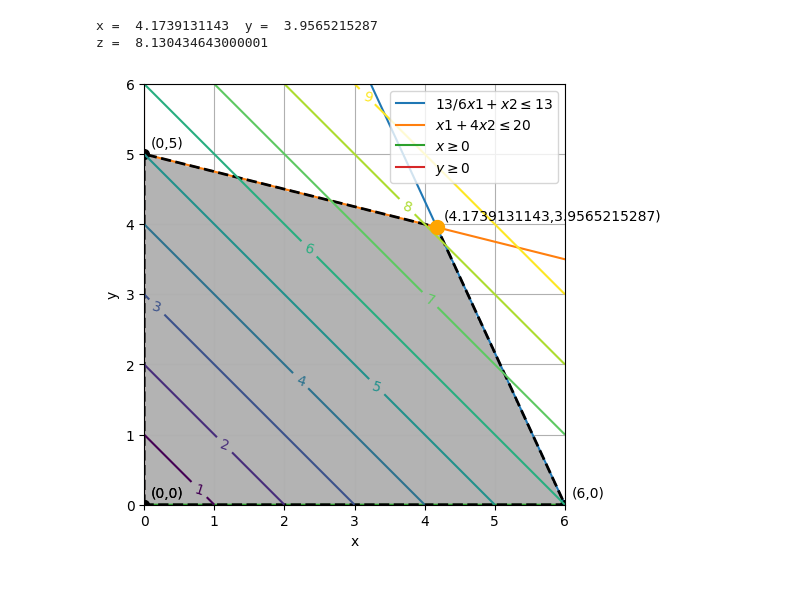
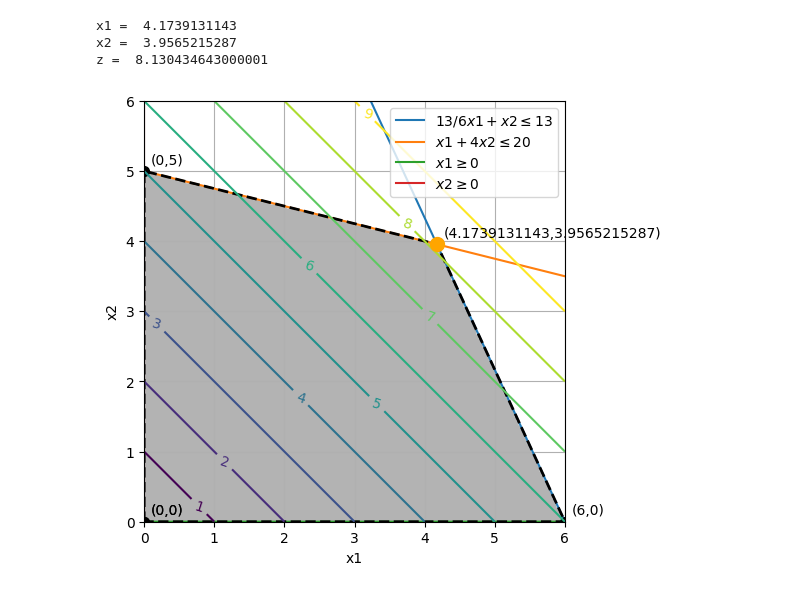
Before and after one commit to mkrasny2k/Badania_operacyjne, a Jupyter notebook: zad1a.ipynb, the cells around one changed output. Cells and saved outputs as stored; diff of their text form; code cells hidden in the pictures.

```diff
--- a/zad1a.ipynb
+++ b/zad1a.ipynb
@@ -5,48 +5,50 @@ from gekko import GEKKO
 
 # solve LP
 m = GEKKO(remote=False)
-x,y = m.Array(m.Var,2,lb=0)
-m.Equations([13/6*x+y<=13,x+4*y<=20,x>=0,y>=0])
-m.Maximize(x+y)
+x1,x2 = m.Array(m.Var,2,lb=0)
+m.Equations([13/6*x1+x2<=13,x1+4*x2<=20,x1>=0,x2>=0])
+m.Maximize(x1+x2)
 m.solve(disp=False)
-xopt = x.value[0]; yopt = y.value[0]
-print('x = ',xopt,' y = ',yopt)
-print('z = ',xopt+yopt)
+x1opt = x1.value[0]; x2opt = x2.value[0]
+print('x1 = ',x1opt)
+print('x2 = ',x2opt)
+print('z = ',x1opt+x2opt)
 # %% [output]
-x =  4.1739131143  y =  3.9565215287
+x1 =  4.1739131143
+x2 =  3.9565215287
 z =  8.130434643000001
 # %%
 # visualize solution
 g = np.linspace(0,6,200)
 x,y = np.meshgrid(g,g)
 obj = x+y
 plt.imshow(((13/6*x+y<=13)&(x+4*y<=20)&(x>=0)&(y>=0)).astype(int),
     extent=(x.min(),x.max(),y.min(),y.max()),origin='lower',cmap='Greys',alpha=0.3);
 # plot constraints
 x0 = np.linspace(0, 6, 2000)
 y0 = 13-(13/6)*x0   # 6*x+4*y<=24
 y1 = 5-0.25*x0   # x+2*y<=6
 y2 = x0*0       # -x+y<=1
 y3 = x0*0 # y <= 2
 
 plt.plot(x0, y0, label=r'$13/6x1+x2\leq13$')
 plt.plot(x0, y1, label=r'$x1+4x2\leq20$')
 
 
-plt.plot(x0, y3, label=r'$x\geq0$')
-plt.plot([0,0],[0,6], label=r'$y\geq0$')
+plt.plot(x0, y3, label=r'$x1\geq0$')
+plt.plot([0,0],[0,6], label=r'$x2\geq0$')
 xv = [0,0,xopt,6,0]; yv = [0,5,yopt,0,0]
 plt.plot(xv,yv,'ko--',markersize=7,linewidth=2)
 for i in range(len(xv)):
     plt.text(xv[i]+0.1,yv[i]+0.1,f'({xv[i]},{yv[i]})')
 # objective contours
 CS = plt.contour(x,y,obj,np.arange(1,10))
 plt.clabel(CS, inline=1, fontsize=10)
 # optimal point
 plt.plot([xopt],[yopt],marker='o',color='orange',markersize=10)
 plt.xlim(0,6); plt.ylim(0,6); plt.grid(); plt.tight_layout()
-plt.legend(loc=1); plt.xlabel('x'); plt.ylabel('y')
+plt.legend(loc=1); plt.xlabel('x1'); plt.ylabel('x2')
 plt.savefig('plot.png',dpi=300)
 plt.show()
 # %% [output]
-[figure, old version]
+[figure, new version]
```
